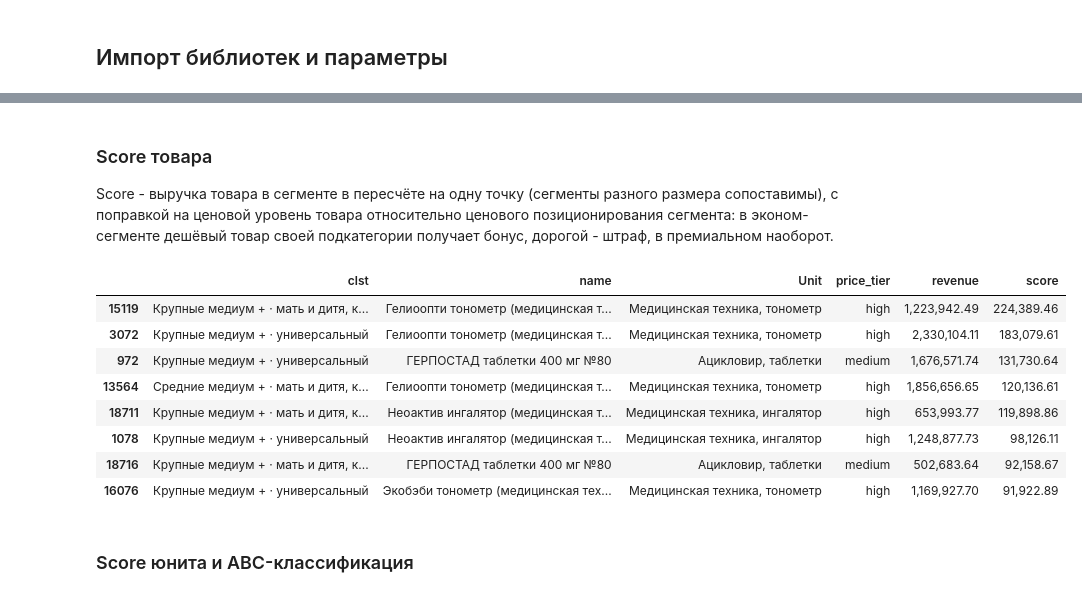
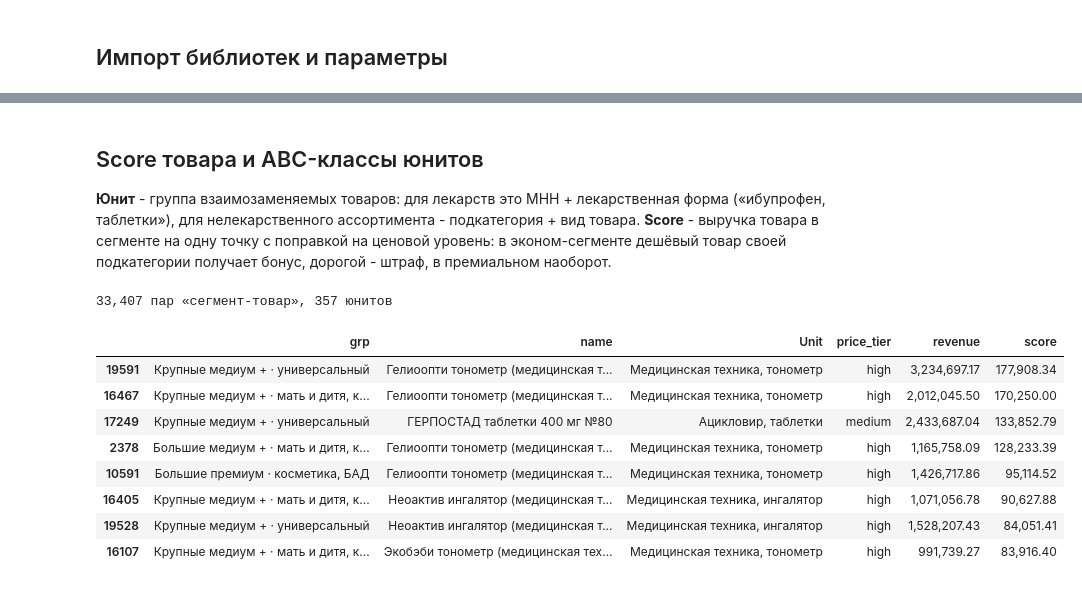
Before and after one commit to Viktor-VK/portfolio, a Jupyter notebook: Скоринг и выбор ассортиментной матрицы/01_score_abc_и_выбор_матрицы.ipynb, the cells around one changed output, grey strips where cells are left out. Drawn from its saved outputs; the diff is of its cells as text; code cells hidden in the pictures.

```diff
--- a/Скоринг и выбор ассортиментной матрицы/01_score_abc_и_выбор_матрицы.ipynb
+++ b/Скоринг и выбор ассортиментной матрицы/01_score_abc_и_выбор_матрицы.ipynb
@@ -210,25 +276,25 @@ print(f'{len(df):,} пар «сегмент-товар», {df.Unit.nunique():,}
 # %% [markdown]
-### Score товара
+## Score товара и ABC-классы юнитов
 
-Score - выручка товара в сегменте в пересчёте на одну точку (сегменты разного размера сопоставимы), с поправкой
-на ценовой уровень товара относительно ценового позиционирования сегмента: в эконом-сегменте дешёвый товар
-своей подкатегории получает бонус, дорогой - штраф, в премиальном наоборот.
+**Юнит** - группа взаимозаменяемых товаров: для лекарств это МНН + лекарственная форма («ибупрофен, таблетки»),
+для нелекарственного ассортимента - подкатегория + вид товара. **Score** - выручка товара в сегменте на одну
+точку с поправкой на ценовой уровень: в эконом-сегменте дешёвый товар своей подкатегории получает бонус, дорогой -
+штраф, в премиальном наоборот.
 # %%
-n_stores = segments.groupby('segment').size()
-# ценовой уровень сегмента - самый частый среди его точек (в сегмент могли влиться точки соседнего уровня)
-price_level = segments.groupby('segment').price_level.agg(lambda x: x.mode().iloc[0])
-adj = [PRICE_ADJUSTMENT[price_level[c]][t] for c, t in zip(df.clst, df.price_tier)]
-df['score'] = df.revenue / df.clst.map(n_stores) * np.array(adj)
-df[['clst', 'name', 'Unit', 'price_tier', 'revenue', 'score']].sort_values('score', ascending=False).head(8)
+seg_groups = stores.segment
+cand, units = build_candidates(seg_groups)
+n_stores = seg_groups.value_counts()
+print(f'{len(cand):,} пар «сегмент-товар», {cand.Unit.nunique():,} юнитов')
+cand.join(products.name, on='apCode')[['grp', 'name', 'Unit', 'price_tier', 'revenue', 'score']] \
+    .sort_values('score', ascending=False).head(8)
 # %% [output]
+33,407 пар «сегмент-товар», 357 юнитов
-|  | clst | name | Unit | price_tier | revenue | score |
-| 15119 | Крупные медиум + · мать и дитя, к... | Гелиоопти тонометр (медицинская т... | Медицинская техника, тонометр | high | 1,223,942.49 | 224,389.46 |
-| 3072 | Крупные медиум + · универсальный | Гелиоопти тонометр (медицинская т... | Медицинская техника, тонометр | high | 2,330,104.11 | 183,079.61 |
-| 972 | Крупные медиум + · универсальный | ГЕРПОСТАД таблетки 400 мг №80 | Ацикловир, таблетки | medium | 1,676,571.74 | 131,730.64 |
-| 13564 | Средние медиум + · мать и дитя, к... | Гелиоопти тонометр (медицинская т... | Медицинская техника, тонометр | high | 1,856,656.65 | 120,136.61 |
-| 18711 | Крупные медиум + · мать и дитя, к... | Неоактив ингалятор (медицинская т... | Медицинская техника, ингалятор | high | 653,993.77 | 119,898.86 |
-| 1078 | Крупные медиум + · универсальный | Неоактив ингалятор (медицинская т... | Медицинская техника, ингалятор | high | 1,248,877.73 | 98,126.11 |
-| 18716 | Крупные медиум + · мать и дитя, к... | ГЕРПОСТАД таблетки 400 мг №80 | Ацикловир, таблетки | medium | 502,683.64 | 92,158.67 |
-| 16076 | Крупные медиум + · универсальный | Экобэби тонометр (медицинская тех... | Медицинская техника, тонометр | high | 1,169,927.70 | 91,922.89 |
+|  | grp | name | Unit | price_tier | revenue | score |
+| 19591 | Крупные медиум + · универсальный | Гелиоопти тонометр (медицинская т... | Медицинская техника, тонометр | high | 3,234,697.17 | 177,908.34 |
+| 16467 | Крупные медиум + · мать и дитя, к... | Гелиоопти тонометр (медицинская т... | Медицинская техника, тонометр | high | 2,012,045.50 | 170,250.00 |
+| 17249 | Крупные медиум + · универсальный | ГЕРПОСТАД таблетки 400 мг №80 | Ацикловир, таблетки | medium | 2,433,687.04 | 133,852.79 |
+| 2378 | Большие медиум + · мать и дитя, к... | Гелиоопти тонометр (медицинская т... | Медицинская техника, тонометр | high | 1,165,758.09 | 128,233.39 |
+| 10591 | Большие премиум · косметика, БАД | Гелиоопти тонометр (медицинская т... | Медицинская техника, тонометр | high | 1,426,717.86 | 95,114.52 |
+| 16405 | Крупные медиум + · мать и дитя, к... | Неоактив ингалятор (медицинская т... | Медицинская техника, ингалятор | high | 1,071,056.78 | 90,627.88 |
+| 19528 | Крупные медиум + · универсальный | Неоактив ингалятор (медицинская т... | Медицинская техника, ингалятор | high | 1,528,207.43 | 84,051.41 |
+| 16107 | Крупные медиум + · мать и дитя, к... | Экобэби тонометр (медицинская тех... | Медицинская техника, тонометр | high | 991,739.27 | 83,916.40 |
-# %% [markdown]
-### Score юнита и ABC-классификация
```
Also changed, not shown: parts of 35 cells of this notebook, 5 other files.
